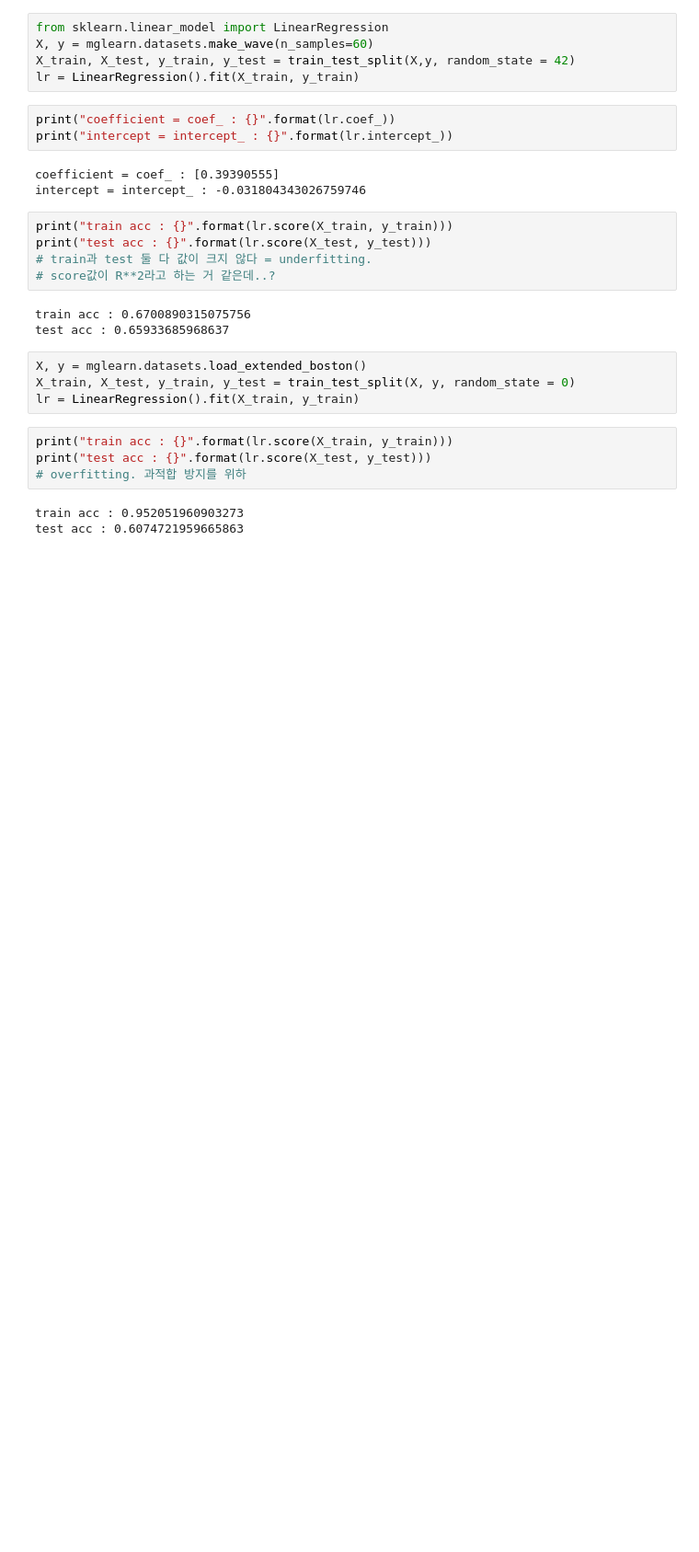
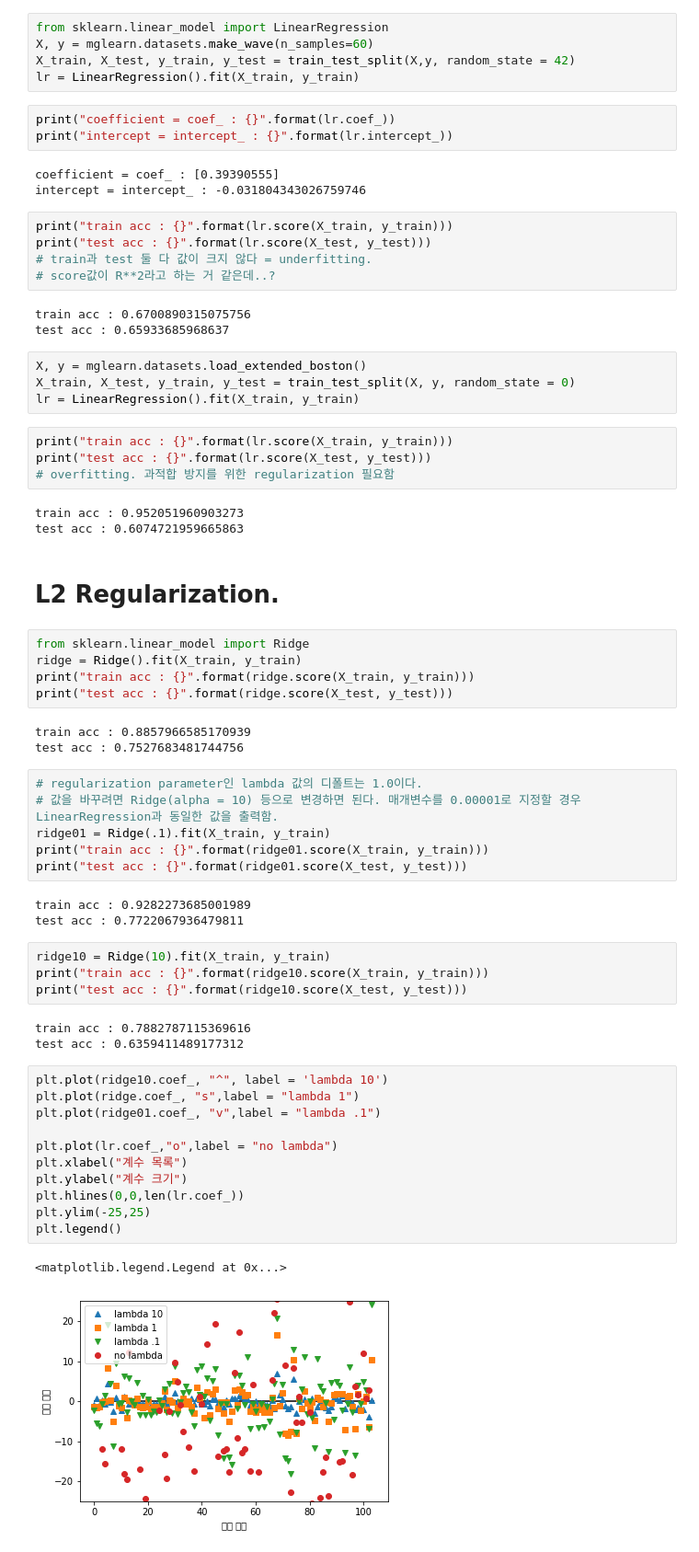
Before and after one commit to subratcall/ML-DL_python, a Jupyter notebook: 02_Supervised_Learning.ipynb, the cells around one changed output. Shown at 92% size. Drawn from its saved outputs; the diff is of its cells as text; blank space fills up the shorter version.

```diff
--- a/02_Supervised_Learning.ipynb
+++ b/02_Supervised_Learning.ipynb
@@ -160,7 +160,47 @@ lr = LinearRegression().fit(X_train, y_train)
 # %%
 print("train acc : {}".format(lr.score(X_train, y_train)))
 print("test acc : {}".format(lr.score(X_test, y_test)))
-# overfitting. 과적합 방지를 위하
+# overfitting. 과적합 방지를 위한 regularization 필요함
 # %% [output]
 train acc : 0.952051960903273
 test acc : 0.6074721959665863
+# %% [markdown]
+# L2 Regularization.
+# %%
+from sklearn.linear_model import Ridge
+ridge = Ridge().fit(X_train, y_train)
+print("train acc : {}".format(ridge.score(X_train, y_train)))
+print("test acc : {}".format(ridge.score(X_test, y_test)))
+# %% [output]
+train acc : 0.8857966585170939
+test acc : 0.7527683481744756
+# %%
+# regularization parameter인 lambda 값의 디폴트는 1.0이다.
+# 값을 바꾸려면 Ridge(alpha = 10) 등으로 변경하면 된다. 매개변수를 0.00001로 지정할 경우 LinearRegression과 동일한 값을 출력함.
+ridge01 = Ridge(.1).fit(X_train, y_train)
+print("train acc : {}".format(ridge01.score(X_train, y_train)))
+print("test acc : {}".format(ridge01.score(X_test, y_test)))
+# %% [output]
+train acc : 0.9282273685001989
+test acc : 0.7722067936479811
+# %%
+ridge10 = Ridge(10).fit(X_train, y_train)
+print("train acc : {}".format(ridge10.score(X_train, y_train)))
+print("test acc : {}".format(ridge10.score(X_test, y_test)))
+# %% [output]
+train acc : 0.7882787115369616
+test acc : 0.6359411489177312
+# %%
+plt.plot(ridge10.coef_, "^", label = 'lambda 10')
+plt.plot(ridge.coef_, "s",label = "lambda 1")
+plt.plot(ridge01.coef_, "v",label = "lambda .1")
+
+plt.plot(lr.coef_,"o",label = "no lambda")
+plt.xlabel("계수 목록")
+plt.ylabel("계수 크기")
+plt.hlines(0,0,len(lr.coef_))
+plt.ylim(-25,25)
+plt.legend()
+# %% [output]
+<matplotlib.legend.Legend at 0x...>
+[figure, added]
```
Also changed, not shown: parts of 20 cells of this notebook.
